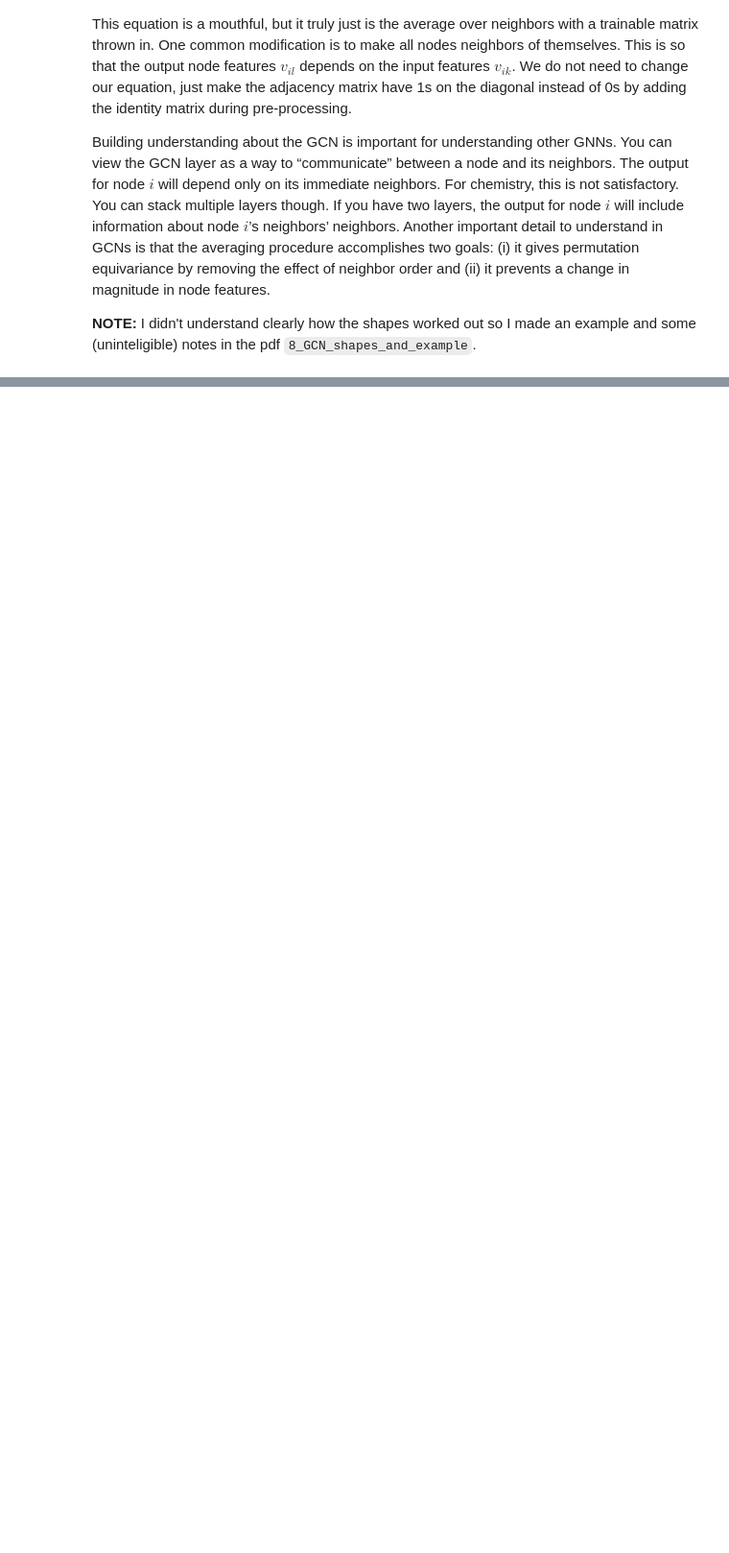
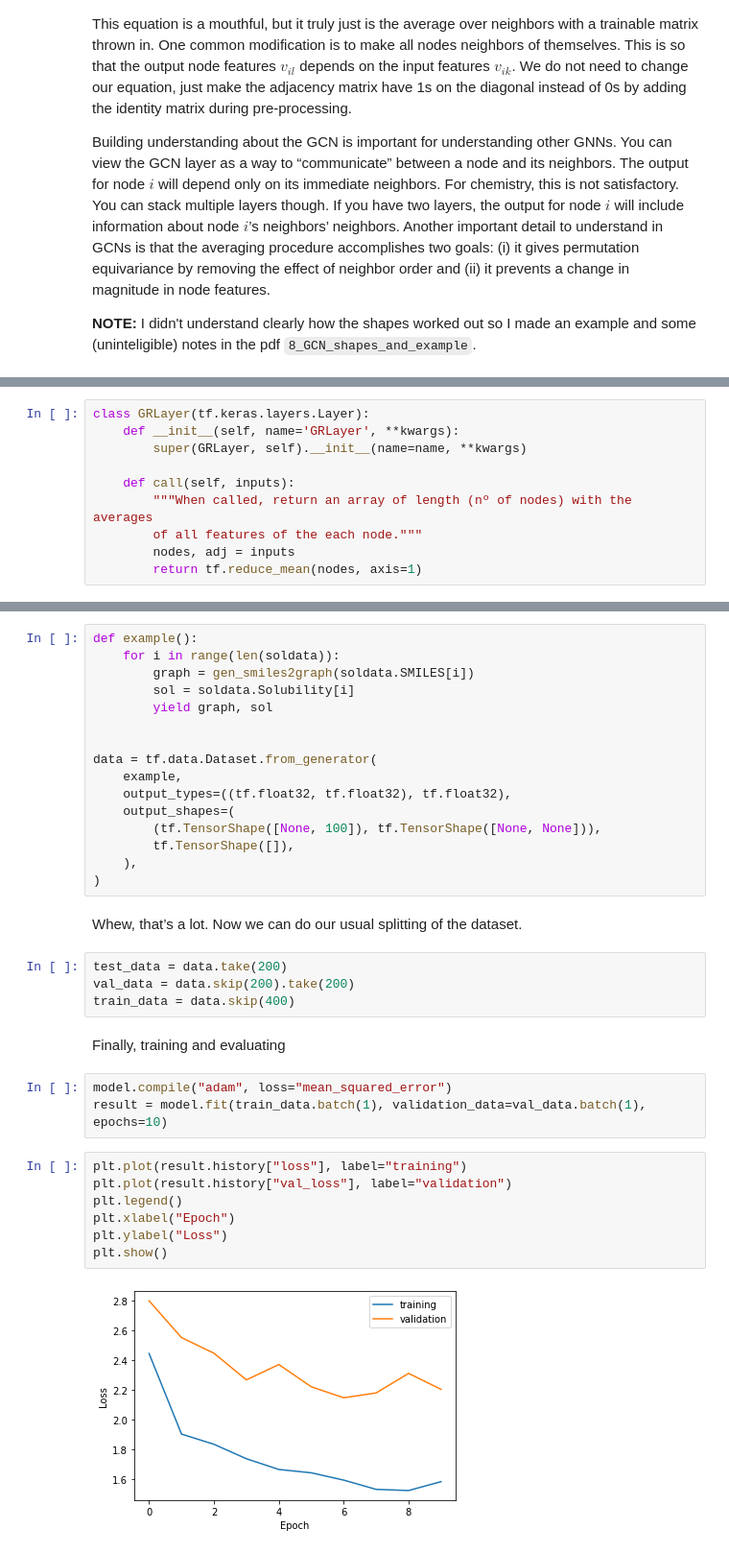
Before and after one commit to EloiSanchez/Learning_ML, a Jupyter notebook: 8_Graph_Neural_Networks.ipynb, the cells around one changed output, grey strips where cells are left out. Shown at 96% size. Cells and saved outputs as stored; diff of their text form; blank space fills up the shorter version.

```diff
--- a/8_Graph_Neural_Networks.ipynb
+++ b/8_Graph_Neural_Networks.ipynb
@@ -113,0 +242,10 @@ Building understanding about the GCN is important for understanding other GNNs.
+# %%
+class GRLayer(tf.keras.layers.Layer):
+    def __init__(self, name='GRLayer', **kwargs):
+        super(GRLayer, self).__init__(name=name, **kwargs)
+
+    def call(self, inputs):
+        """When called, return an array of length (nº of nodes) with the averages
+        of all features of the each node."""
+        nodes, adj = inputs
+        return tf.reduce_mean(nodes, axis=1)
@@ -113,0 +320,36 @@ Building understanding about the GCN is important for understanding other GNNs.
+# %%
+def example():
+    for i in range(len(soldata)):
+        graph = gen_smiles2graph(soldata.SMILES[i])
+        sol = soldata.Solubility[i]
+        yield graph, sol
+
+
+data = tf.data.Dataset.from_generator(
+    example,
+    output_types=((tf.float32, tf.float32), tf.float32),
+    output_shapes=(
+        (tf.TensorShape([None, 100]), tf.TensorShape([None, None])),
+        tf.TensorShape([]),
+    ),
+)
+# %% [markdown]
+Whew, that’s a lot. Now we can do our usual splitting of the dataset.
+# %%
+test_data = data.take(200)
+val_data = data.skip(200).take(200)
+train_data = data.skip(400)
+# %% [markdown]
+Finally, training and evaluating
+# %%
+model.compile("adam", loss="mean_squared_error")
+result = model.fit(train_data.batch(1), validation_data=val_data.batch(1), epochs=10)
+# %%
+plt.plot(result.history["loss"], label="training")
+plt.plot(result.history["val_loss"], label="validation")
+plt.legend()
+plt.xlabel("Epoch")
+plt.ylabel("Loss")
+plt.show()
+# %% [output]
+[figure, added]
```
Also changed, not shown: parts of 54 cells of this notebook.
